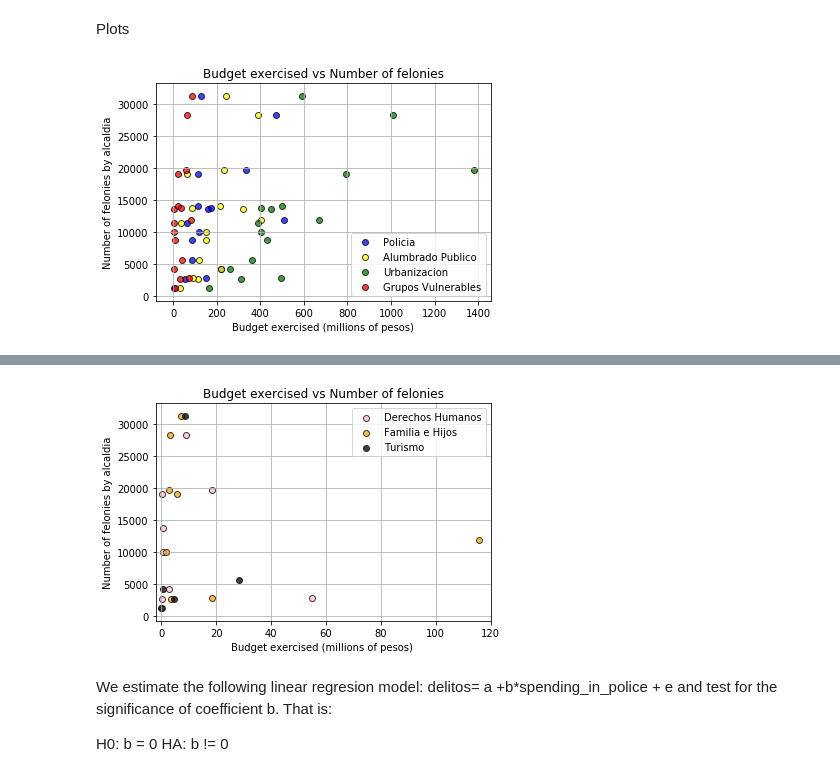
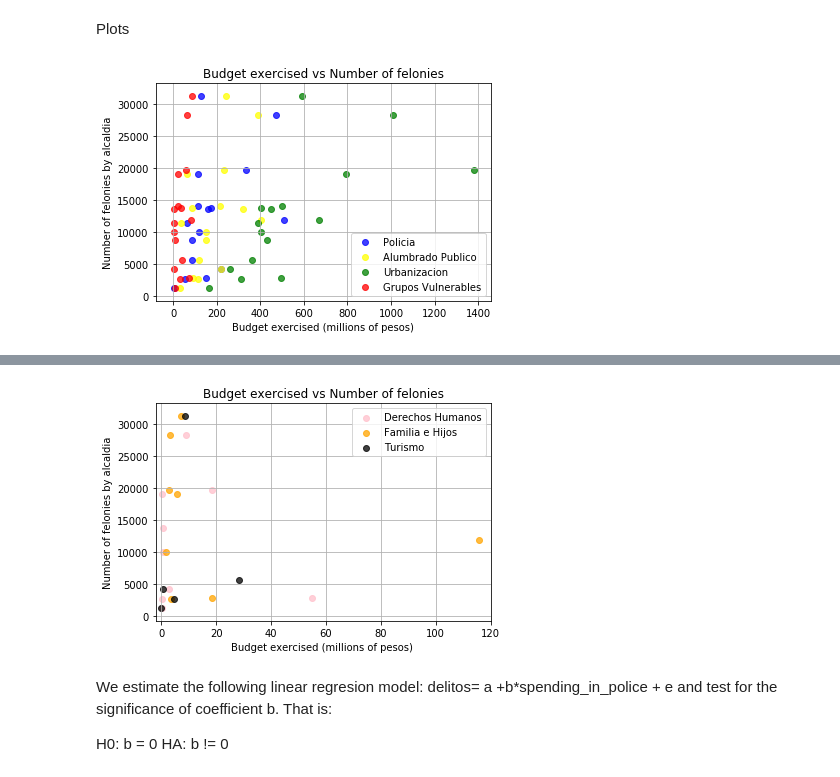
Before and after one commit to joseluismendozal10/Project1, a Jupyter notebook: Budget BTB/main_BTB.ipynb, the cells around one changed output, grey strips where cells are left out. Drawn from its saved outputs; the diff is of its cells as text; code cells hidden in the pictures.

```diff
--- a/Budget BTB/main_BTB.ipynb
+++ b/Budget BTB/main_BTB.ipynb
@@ -170,33 +171,33 @@ budget_final_df["delitos"] = delitos
 # %%
 # loop to plot the x and y scatter for each of the following rubros
 i=0
 rubros=['Policia', "Alumbrado Publico", "Urbanizacion", "Grupos Vulnerables"]
 colores=["blue", "yellow", "green", "red"]
 
 for rubro in rubros:
 
-    plt.scatter(budget_final_df[rubro], budget_final_df["delitos"], marker="o", facecolors=colores[i], edgecolors="black", alpha=0.75)
+    plt.scatter(budget_final_df[rubro], budget_final_df["delitos"], marker="o", facecolors=colores[i], alpha=0.75)
     i=i+1
 
 # Incorporate the other graph properties
 
 plt.grid()
 plt.title("Budget exercised vs Number of felonies")
 plt.xlabel("Budget exercised (millions of pesos)")
 plt.ylabel("Number of felonies by alcaldia")
 
 # Create a legend
 #plt.legend(handles=[ Urban, Suburban, Rural], loc= "upper rigth")
 plt.legend(rubros, loc="best")
 
 
 # Save Figure
 plt.savefig("policia_alumbrado_urbani_vulnera.png")
 
 # Prints the scatter plot to the screen
 plt.show()
 # %% [output]
-[figure, old version]
+[figure, new version]
 # %%
 #we don't want ceros (cero spending on an rubro) to show in the plot
 budget_final_df = budget_final_df.replace(0, -900)
@@ -227,7 +228,7 @@ colores=["pink", "orange", "black"]
 
 for rubro in rubros:
 
-    plt.scatter(budget_final_df[rubro], budget_final_df["delitos"], marker="o", facecolors=colores[i], edgecolors="black", alpha=0.75)
+    plt.scatter(budget_final_df[rubro], budget_final_df["delitos"], marker="o", facecolors=colores[i], alpha=0.75)
     i=i+1
 
 # Incorporate the other graph properties
@@ -249,7 +250,7 @@ plt.savefig("Dhumanos_familia_turismo.png")
 # Prints the scatter plot to the screen
 plt.show()
 # %% [output]
-[figure, old version]
+[figure, new version]
 # %% [markdown]
 We estimate the following linear regresion model: delitos= a +b*spending_in_police + e and test for the significance of coefficient b. That is:
 
```
Also changed, not shown: parts of 8 cells of this notebook, 2 other files.
